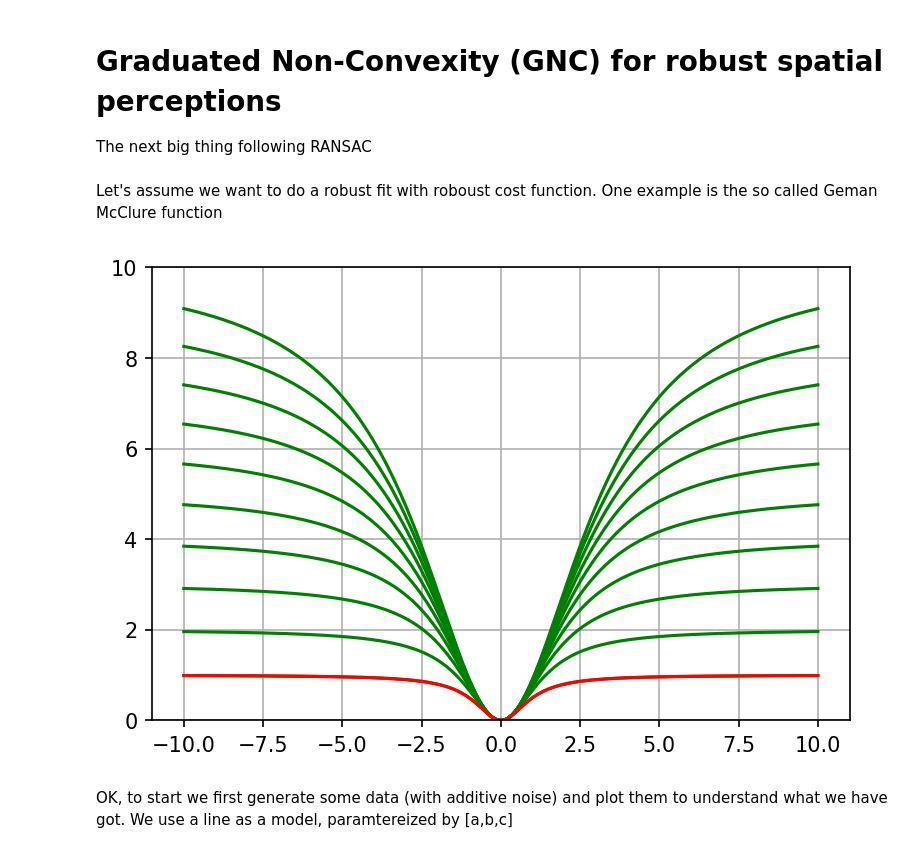
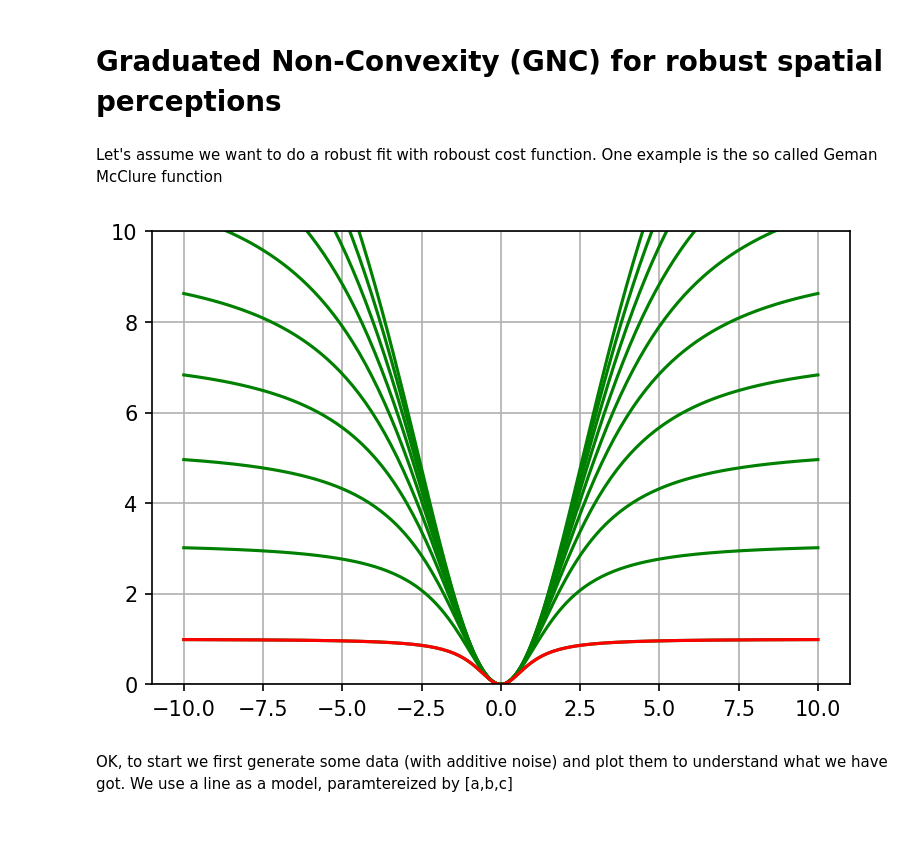
Before and after one commit to arpvorlesung/code, a Jupyter notebook: GNC_demo.ipynb, the cells around one changed output. Drawn from its saved outputs; the diff is of its cells as text; code cells hidden in the pictures.

```diff
--- a/GNC_demo.ipynb
+++ b/GNC_demo.ipynb
@@ -1,7 +1,5 @@
 # %% [markdown]
 # Graduated Non-Convexity (GNC) for robust spatial perceptions
-
-The next big thing following RANSAC
 # %% [markdown]
 Let's assume we want to do a robust fit with roboust cost function. One example is the so called Geman McClure function
 # %%
@@ -10,25 +8,25 @@ plt.rcParams['figure.dpi'] = 150
 # %%
 import numpy as np
 import matplotlib.pyplot as plt
 
 c_bar = 1
 
 
-r_data = np.linspace(-10,10,1000)
+r_data = np.linspace(-10,10,200)
 def rho_gm(c,r,mu):
     return (mu*c**2*r**2) / (mu*c**2 + r**2)
 
-for mu in np.linspace(1,10,10):
+for mu in np.linspace(1,20,10):
     plt.plot(r_data,rho_gm(c_bar,r_data,mu), c = 'g')
 
 plt.plot(r_data,rho_gm(c_bar,r_data,1), c = 'r')
 
 # plt.axis('equal')
 plt.ylim([0,10])
 plt.grid(True)
 plt.show()
 # %% [output]
-[figure, old version]
+[figure, new version]
 # %% [markdown]
 OK, to start we first generate some data (with additive noise) and plot them to understand what we have got. We use a line as a model, paramtereized by [a,b,c]
 # %%
```
Also changed, not shown: parts of 3 cells of this notebook.
